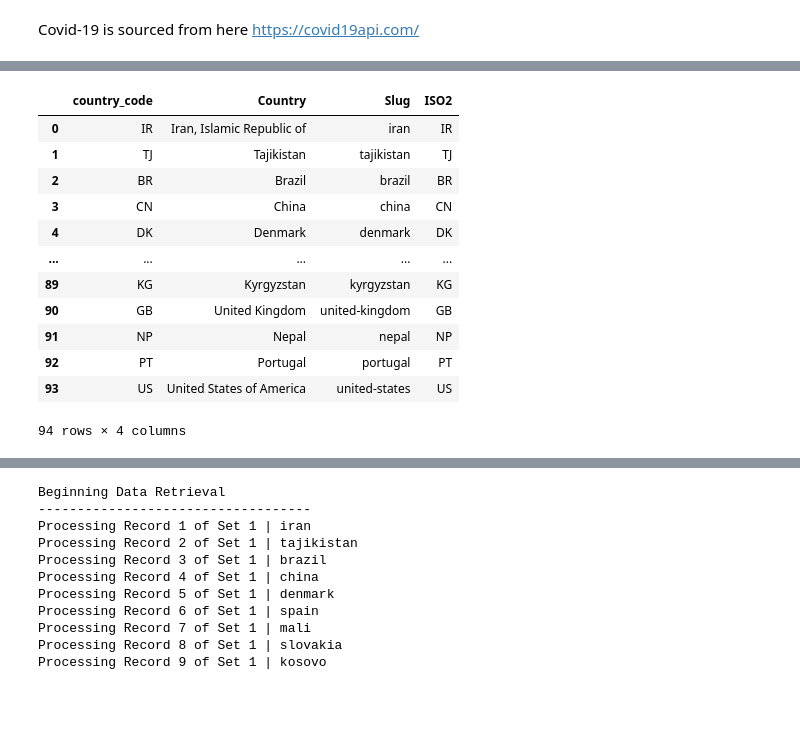
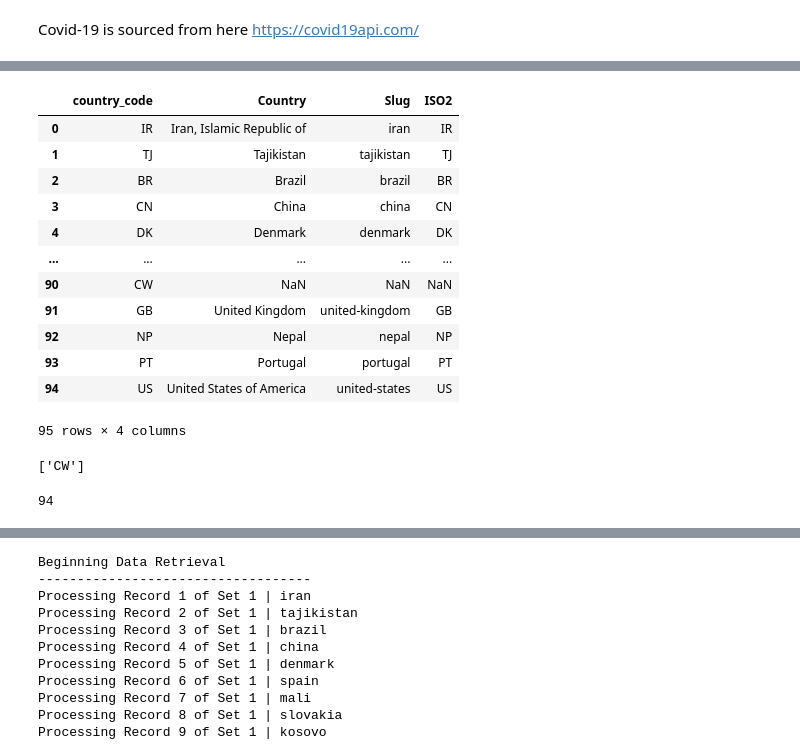
Before and after one commit to poojaisabelle/Project-One, a Jupyter notebook: data_exploration_cleanup_TRACEY.ipynb, the cells around one changed output, grey strips where cells are left out. Saved outputs shown, nothing was run; the diff lists cells and outputs as text; code cells hidden in the pictures; blank space fills up the shorter version.

```diff
--- a/data_exploration_cleanup_TRACEY.ipynb
+++ b/data_exploration_cleanup_TRACEY.ipynb
@@ -76,7 +76,9 @@ https://aqicn.org/publishingdata/
 
 > We'll also remove species with the least number of available data points  including **pol, pm1, mepaqi, neph**.
 # %%
-species_to_remove = ["temperature", "humidity", "pressure", "wind-speed", "dew", "wind-gust", "wind speed", "wind gust", "precipitation", "wd", "uvi", "pol", "pm1", "mepaqi", "neph"]
+species_to_remove = ["temperature", "humidity", "pressure", "wind-speed", "dew", "wind-gust",
+                     "wind speed", "wind gust", "precipitation", "wd", "uvi", "pol", "pm1", "mepaqi", "neph"]
 
-final_airdf = airdf_2019_2020[~airdf_2019_2020["Specie"].isin(species_to_remove)].reset_index(drop=True).copy()
+clean_airdf = airdf_2019_2020[~airdf_2019_2020["Specie"].isin(
+    species_to_remove)].reset_index(drop=True).copy()
 # %%
@@ -157,5 +159,5 @@ memory usage: 102.4+ MB
 # %% [markdown]
 We can see that the Date column is of generic object type. Since we want to perform some time related analysis on this data, we need to convert it to a datetime format. Let’s use to_datetime() function to convert the Date column into a datetime object.
 # %%
-final_airdf["Date"] = pd.to_datetime(final_airdf["Date"], format="%d/%m/%Y")
+clean_airdf["Date"] = pd.to_datetime(clean_airdf["Date"], format="%d/%m/%Y")
 # %%
@@ -199,3 +201,7 @@ array(['IR', 'TJ', 'BR', 'CN', 'DK', 'ES', 'ML', 'SK', 'XK', 'CL', 'DE',
        'BH', 'LT', 'TH', 'BG', 'CH', 'HU', 'MY', 'NL', 'NZ', 'UG', 'VN',
        'ET', 'GE', 'GN', 'IQ', 'RS', 'TW', 'CI', 'CO', 'CY', 'DZ', 'HR',
        'IN', 'KG', 'CW', 'GB', 'NP', 'PT', 'US'], dtype=object)
+# %%
+# Display an overview of the Country column
+country_airdata_df = pd.DataFrame(clean_airdf["Country"].unique(), columns=["country_code"])
+country_airdata_df
@@ -202,7 +222,6 @@ array(['IR', 'TJ', 'BR', 'CN', 'DK', 'ES', 'ML', 'SK', 'XK', 'CL', 'DE',
 # %% [markdown]
 There are 95 countries in the dataframe, including Australia (AU)....
 # %%
-# Display an overview of the Country column
-country_airdata_df = pd.DataFrame(final_airdf["Country"].unique(), columns=["country_code"])
-country_airdata_df
+# Display an overview of the City column
+clean_airdf["City"].unique()
 # %% [output]
@@ -319,19 +319,26 @@ country_covid_df
 248 rows × 3 columns
 # %%
 # Merge countries available on the air quality data and the covid data
-country_covid_air_df = pd.merge(country_airdata_df, country_covid_df, how="inner", left_on="country_code", right_on="ISO2")
+country_covid_air_df = pd.merge(
+    country_airdata_df, country_covid_df, how="left", left_on="country_code", right_on="ISO2")
 country_covid_air_df
 # %% [output]
 |  | country_code | Country | Slug | ISO2 |
 | 0 | IR | Iran, Islamic Republic of | iran | IR |
 | 1 | TJ | Tajikistan | tajikistan | TJ |
 | 2 | BR | Brazil | brazil | BR |
 | 3 | CN | China | china | CN |
 | 4 | DK | Denmark | denmark | DK |
 | ... | ... | ... | ... | ... |
-| 89 | KG | Kyrgyzstan | kyrgyzstan | KG |
-| 90 | GB | United Kingdom | united-kingdom | GB |
-| 91 | NP | Nepal | nepal | NP |
-| 92 | PT | Portugal | portugal | PT |
-| 93 | US | United States of America | united-states | US |
+| 90 | CW | NaN | NaN | NaN |
+| 91 | GB | United Kingdom | united-kingdom | GB |
+| 92 | NP | Nepal | nepal | NP |
+| 93 | PT | Portugal | portugal | PT |
+| 94 | US | United States of America | united-states | US |
-94 rows × 4 columns
+95 rows × 4 columns
+# %%
+# Find the country in the country_airdata_df but not country_covid_df
+country_to_remove = country_covid_air_df[country_covid_air_df["ISO2"].isna()]["country_code"].tolist()
+country_to_remove
+# %% [output]
+['CW']
@@ -337,0 +347,4 @@ country_covid_air_df
+# %%
+final_airdf["Country"].nunique()
+# %% [output]
+94
```
Also changed, not shown: parts of 25 cells of this notebook, 2 other files.
